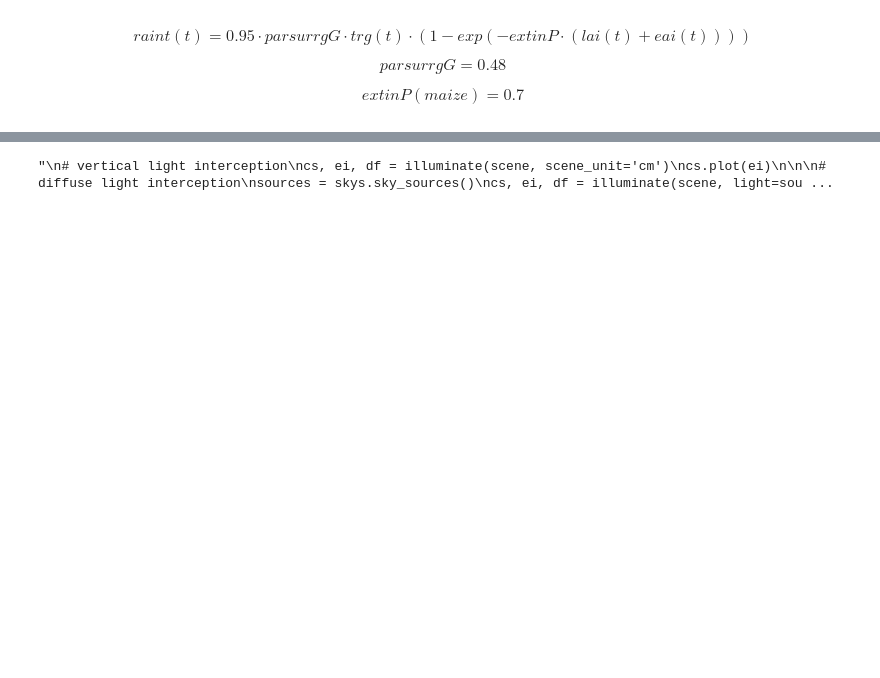
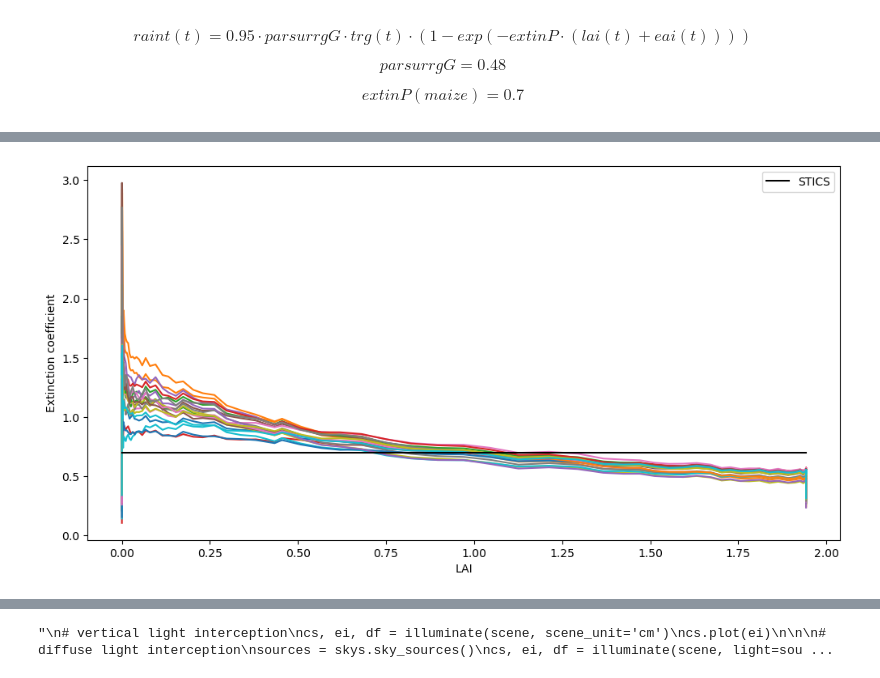
Before and after one commit to orianebro/ArchiCrop, a Jupyter notebook: tutorials/light_inter_sorghum_angles_plot.ipynb, the cells around one changed output, grey strips where cells are left out. Cells and saved outputs as stored; diff of their text form; code cells hidden in the pictures; blank space fills up the shorter version.

```diff
--- a/tutorials/light_inter_sorghum_angles_plot.ipynb
+++ b/tutorials/light_inter_sorghum_angles_plot.ipynb
@@ -139,0 +140,13 @@ plot_extinction_coef(extinP_stics=extinP_sorghum, extinP_list=extinP_list, dates
+# %%
+fig, ax = plt.subplots(figsize=(12, 6))
+lai = [la*sowing_density/10000 for la in leaf_area_plant]
+for curve in extinP_list:
+    ax.plot(lai, curve)
+ax.plot(lai, [extinP_sorghum]*len(lai), color="black", label="STICS")
+# ax.set_xticks(np.arange(0, len(dates)+1, (len(dates)+1)/8))
+ax.set_xlabel("LAI")
+ax.set_ylabel("Extinction coefficient")
+ax.legend()
+plt.show()
+# %% [output]
+[figure, added]
```
Also changed, not shown: parts of 7 cells of this notebook, 3 other files.
